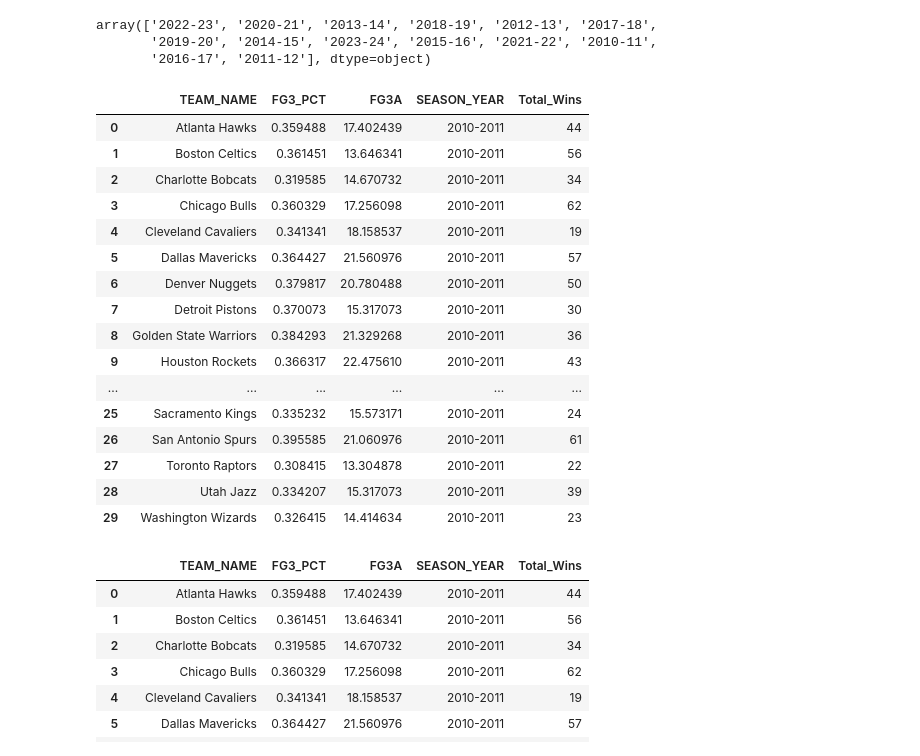
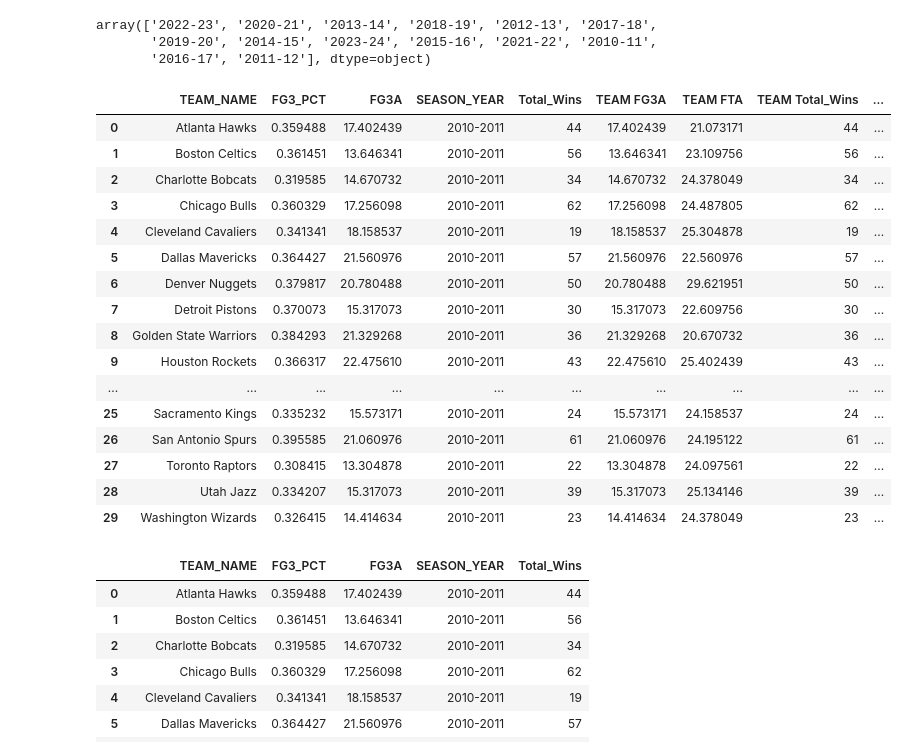
Before and after one commit to Jswine08/NBA_Player_Evolution_2020-2024, a Jupyter notebook: Capstone_final.ipynb, the cells around one changed output. Saved outputs shown, nothing was run; the diff lists cells and outputs as text; code cells hidden in the pictures.

```diff
--- a/Capstone_final.ipynb
+++ b/Capstone_final.ipynb
@@ -20,13 +20,27 @@ array(['2022-23', '2020-21', '2013-14', '2018-19', '2012-13', '2017-18',
        '2016-17', '2011-12'], dtype=object)
 # %%
 #Filter necessary rows
-regular_season_totals = regular_season_totals[['SEASON_YEAR', 'GAME_DATE', 'GAME_ID', 'TEAM_ID', 'TEAM_NAME', 'WL', 'FG3A', 'FG3_PCT', 'FG_PCT']]
+regular_season_totals = regular_season_totals[['SEASON_YEAR', 'GAME_DATE', 'GAME_ID', 'TEAM_ID', 'TEAM_NAME', 'WL', 'FG3A', 'FG3_PCT', 'FG_PCT', 'FTA', 'FT_PCT', 'REB', 'AST', 'TOV', 'STL', 'PLUS_MINUS']]
 # %%
 #Filter year over year
 year_2010_11 = regular_season_totals[regular_season_totals['SEASON_YEAR']=='2010-11']
 
 #Find the overall 3p% per team for this year
 team_2010_11_avg_pct = year_2010_11.groupby('TEAM_NAME')['FG3_PCT'].mean().reset_index()
+
+team_2010_11_avg_fta = year_2010_11.groupby('TEAM_NAME')['FTA'].mean().reset_index()
+
+team_2010_11_ft_pct = year_2010_11.groupby('TEAM_NAME')['FT_PCT'].mean().reset_index()
+
+team_2010_11_avg_rb = year_2010_11.groupby('TEAM_NAME')['REB'].mean().reset_index()
+
+team_2010_11_avg_ast = year_2010_11.groupby('TEAM_NAME')['AST'].mean().reset_index()
+
+team_2010_11_avg_tov = year_2010_11.groupby('TEAM_NAME')['TOV'].mean().reset_index()
+
+team_2010_11_avg_stl = year_2010_11.groupby('TEAM_NAME')['STL'].mean().reset_index()
+
+team_2010_11_avg_plmin = year_2010_11.groupby('TEAM_NAME')['PLUS_MINUS'].mean().reset_index()
 
 #Find the average 3 points attempted by team
 team_2010_11_avg_fga = year_2010_11.groupby('TEAM_NAME')['FG3A'].mean().reset_index()
@@ -37,34 +51,54 @@ year_2010_11_avg_fga = year_2010_11['FG3A'].mean()
 #Find the years average FG3%
 year_2010_11_avg_3perc = year_2010_11['FG3_PCT'].mean()
 
+year_2010_11_avg_fta = year_2010_11['FTA'].mean()
+
+year_2010_11_avg_ft_pct = year_2010_11['FT_PCT'].mean()
+
+year_2010_11_avg_rb = year_2010_11['REB'].mean()
+
+year_2010_11_avg_ast = year_2010_11['AST'].mean()
+
+year_2010_11_avg_tov = year_2010_11['TOV'].mean()
+
+year_2010_11_avg_stl = year_2010_11['STL'].mean()
+
+year_2010_11_avg_plmin = year_2010_11['PLUS_MINUS'].mean()
+
 #Filter the DF to just show wins
 wins_2010_11 = year_2010_11[year_2010_11['WL'] == 'W']
 
 #Find the teams overall wins
 year_2010_11_total_wins = wins_2010_11.groupby('TEAM_NAME')['WL'].count().reset_index(name='Total_Wins')
 # %%
-team_2010_11_avg_pct['FG3A']= team_2010_11_avg_fga['FG3A']
-team_2010_11_avg_pct['SEASON_YEAR'] = '2010-2011'
-team_2010_11_avg_pct['Total_Wins']= year_2010_11_total_wins['Total_Wins']
+team_2010_11_avg_pct['TEAM FG3A']= team_2010_11_avg_fga['FG3A']
+team_2010_11_avg_pct['TEAM FTA'] = team_2010_11_avg_fta['FTA']
+team_2010_11_avg_pct['TEAM FT_PCT'] = team_2010_11_ft_pct['FT_PCT']
+team_2010_11_avg_pct['TEAM REB'] = team_2010_11_avg_rb['REB']
+team_2010_11_avg_pct['TEAM AST'] = team_2010_11_avg_ast['AST']
+team_2010_11_avg_pct['TEAM TOV'] = team_2010_11_avg_tov['TOV']
+team_2010_11_avg_pct['TEAM STL'] = team_2010_11_avg_stl['STL']
+team_2010_11_avg_pct['TEAM PLUS_MINUS'] = team_2010_11_avg_plmin['PLUS_MINUS']
+team_2010_11_avg_pct['TEAM Total_Wins']= year_2010_11_total_wins['Total_Wins']
 team_2010_11_avg_pct
 # %% [output]
-|  | TEAM_NAME | FG3_PCT | FG3A | SEASON_YEAR | Total_Wins |
-| 0 | Atlanta Hawks | 0.359488 | 17.402439 | 2010-2011 | 44 |
-| 1 | Boston Celtics | 0.361451 | 13.646341 | 2010-2011 | 56 |
-| 2 | Charlotte Bobcats | 0.319585 | 14.670732 | 2010-2011 | 34 |
-| 3 | Chicago Bulls | 0.360329 | 17.256098 | 2010-2011 | 62 |
-| 4 | Cleveland Cavaliers | 0.341341 | 18.158537 | 2010-2011 | 19 |
-| 5 | Dallas Mavericks | 0.364427 | 21.560976 | 2010-2011 | 57 |
-| 6 | Denver Nuggets | 0.379817 | 20.780488 | 2010-2011 | 50 |
-| 7 | Detroit Pistons | 0.370073 | 15.317073 | 2010-2011 | 30 |
-| 8 | Golden State Warriors | 0.384293 | 21.329268 | 2010-2011 | 36 |
-| 9 | Houston Rockets | 0.366317 | 22.475610 | 2010-2011 | 43 |
-| ... | ... | ... | ... | ... | ... |
-| 25 | Sacramento Kings | 0.335232 | 15.573171 | 2010-2011 | 24 |
-| 26 | San Antonio Spurs | 0.395585 | 21.060976 | 2010-2011 | 61 |
-| 27 | Toronto Raptors | 0.308415 | 13.304878 | 2010-2011 | 22 |
-| 28 | Utah Jazz | 0.334207 | 15.317073 | 2010-2011 | 39 |
-| 29 | Washington Wizards | 0.326415 | 14.414634 | 2010-2011 | 23 |
+|  | TEAM_NAME | FG3_PCT | FG3A | SEASON_YEAR | Total_Wins | TEAM FG3A | TEAM FTA | TEAM Total_Wins | ... |
+| 0 | Atlanta Hawks | 0.359488 | 17.402439 | 2010-2011 | 44 | 17.402439 | 21.073171 | 44 | ... |
+| 1 | Boston Celtics | 0.361451 | 13.646341 | 2010-2011 | 56 | 13.646341 | 23.109756 | 56 | ... |
+| 2 | Charlotte Bobcats | 0.319585 | 14.670732 | 2010-2011 | 34 | 14.670732 | 24.378049 | 34 | ... |
+| 3 | Chicago Bulls | 0.360329 | 17.256098 | 2010-2011 | 62 | 17.256098 | 24.487805 | 62 | ... |
+| 4 | Cleveland Cavaliers | 0.341341 | 18.158537 | 2010-2011 | 19 | 18.158537 | 25.304878 | 19 | ... |
+| 5 | Dallas Mavericks | 0.364427 | 21.560976 | 2010-2011 | 57 | 21.560976 | 22.560976 | 57 | ... |
+| 6 | Denver Nuggets | 0.379817 | 20.780488 | 2010-2011 | 50 | 20.780488 | 29.621951 | 50 | ... |
+| 7 | Detroit Pistons | 0.370073 | 15.317073 | 2010-2011 | 30 | 15.317073 | 22.609756 | 30 | ... |
+| 8 | Golden State Warriors | 0.384293 | 21.329268 | 2010-2011 | 36 | 21.329268 | 20.670732 | 36 | ... |
+| 9 | Houston Rockets | 0.366317 | 22.475610 | 2010-2011 | 43 | 22.475610 | 25.402439 | 43 | ... |
+| ... | ... | ... | ... | ... | ... | ... | ... | ... | ... |
+| 25 | Sacramento Kings | 0.335232 | 15.573171 | 2010-2011 | 24 | 15.573171 | 24.158537 | 24 | ... |
+| 26 | San Antonio Spurs | 0.395585 | 21.060976 | 2010-2011 | 61 | 21.060976 | 24.195122 | 61 | ... |
+| 27 | Toronto Raptors | 0.308415 | 13.304878 | 2010-2011 | 22 | 13.304878 | 24.097561 | 22 | ... |
+| 28 | Utah Jazz | 0.334207 | 15.317073 | 2010-2011 | 39 | 15.317073 | 25.134146 | 39 | ... |
+| 29 | Washington Wizards | 0.326415 | 14.414634 | 2010-2011 | 23 | 14.414634 | 24.378049 | 23 | ... |
 # %%
 #finished dataframe for 2010-2011
 team_2010_11_avg_pct
```
Also changed, not shown: parts of 36 cells of this notebook, 32 other files.
